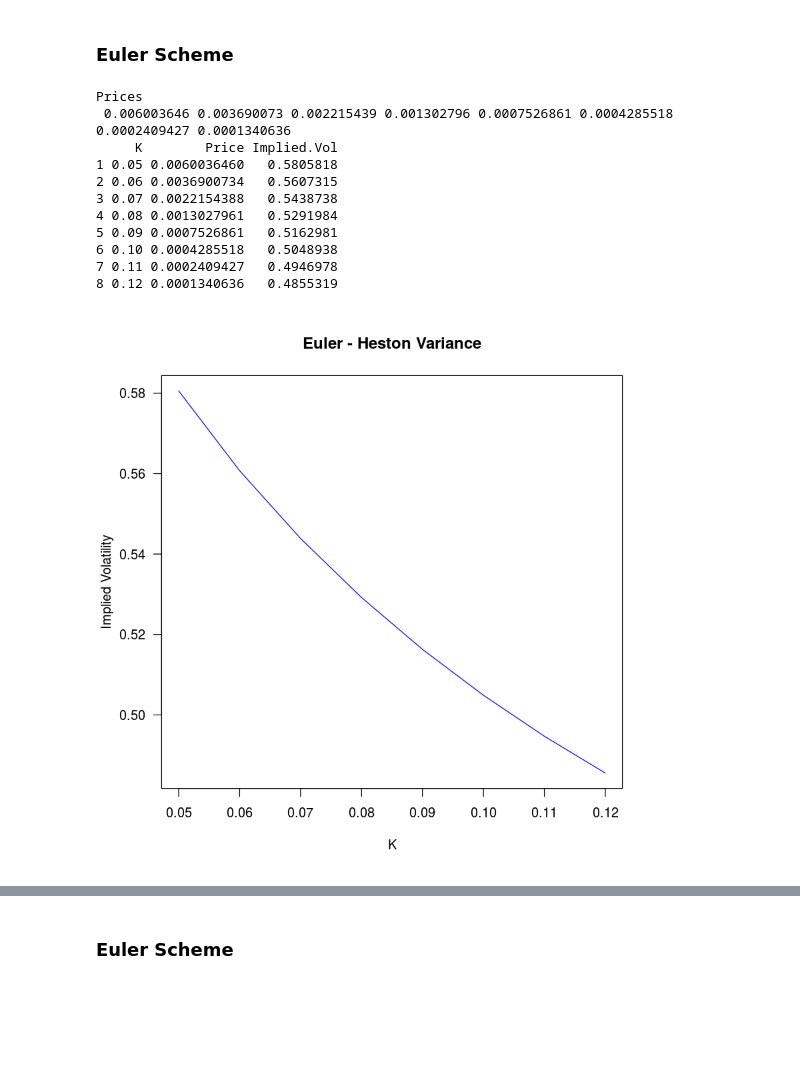
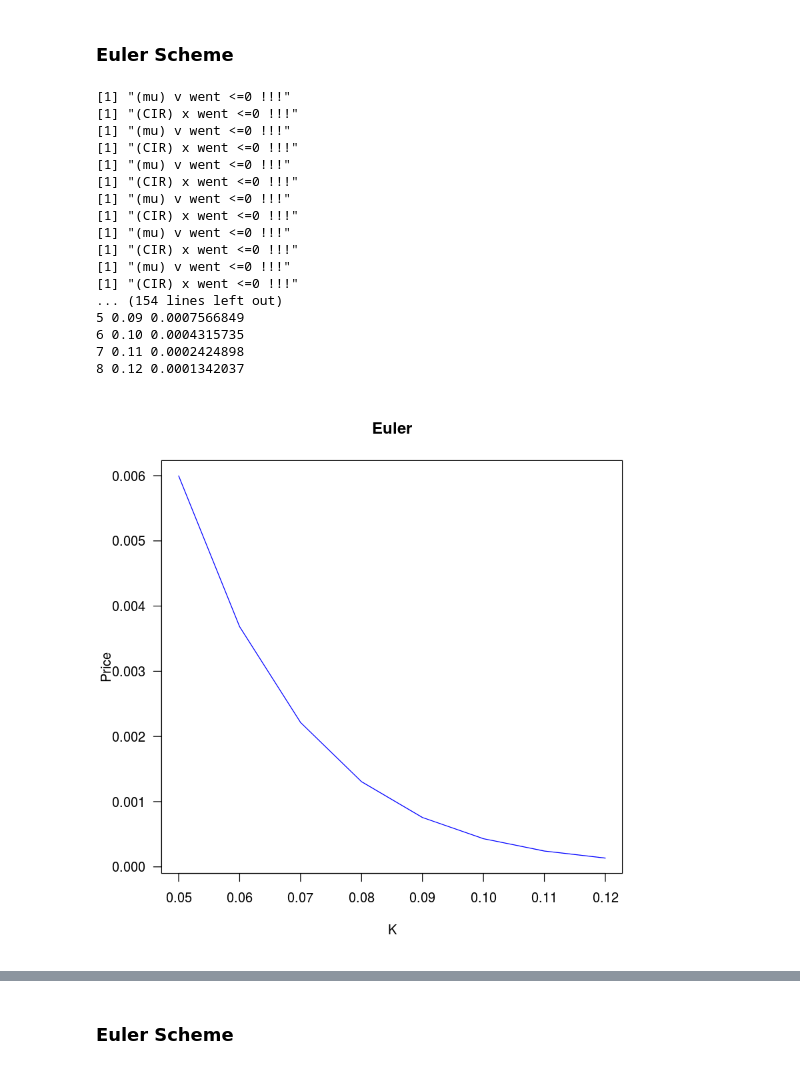
Before and after one commit to scotthounsell/exact-simulation, a Jupyter notebook: Simulations.ipynb, the cells around one changed output, grey strips where cells are left out. Cells and saved outputs as stored; diff of their text form; code cells hidden in the pictures; blank space fills up the shorter version.

```diff
--- a/Simulations.ipynb
+++ b/Simulations.ipynb
@@ -435,47 +308,48 @@ c(feller(paramsBCC), feller(paramsBCC1), feller(paramsBCC2))
 params <- paramsBCC1
 cat('Is the Feller condition satisfied: ', feller(params))
 
-num_paths_euler <- 100000
+y_to_x_hv <- make_convert_y_to_x_heston_variance(params$eta, params$v0)
+x_to_y_hv <- make_convert_x_to_y_heston_variance(params$eta, params$v0)
+
+num_paths <- 1000000
 num_steps_euler <- 100
-
-num_paths_exact <- 100000
 beta <- 0.2
 
 Texp <- 1
 X0 <- params$v0
 strikes <- seq(0.05, 0.12, by=0.01)
-# strikes <- seq(0.5, 0.8, by=0.2)
 heston_variance_vols <- data.frame(K=strikes)
 # %% [output]
 Is the Feller condition satisfied:  TRUE
 # %% [markdown]
 ### Euler Scheme
 # %%
-source('one_dimension/general_euler.r')
-source('run_simulation.r')
-source('black_scholes.r')
-source('coefficients.r')
-
 title <- 'Euler'
-euler_heston_variance <- General_Euler(num_paths_euler, num_steps_euler,
+euler_heston_variance <- General_Euler(num_paths, num_steps_euler,
                                        mu=make_mu_heston_variance(params$lambda, params$vbar),
                                        sigma=make_sigma_cir(params$eta),
                                        Texp=Texp, X0=X0)
 
 heston_variance_vols[title] <- run_simulation(euler_heston_variance, strikes, Texp, X0, make_call_payoff,
-                                              plot_title=title, num_paths_to_plot=FALSE)
+                                              plot_title=title, num_paths_to_plot=FALSE, return_ivols=FALSE)
 # %% [output]
-Prices
- 0.006003646 0.003690073 0.002215439 0.001302796 0.0007526861 0.0004285518 0.0002409427 0.0001340636
-     K        Price Implied.Vol
-1 0.05 0.0060036460   0.5805818
-2 0.06 0.0036900734   0.5607315
-3 0.07 0.0022154388   0.5438738
-4 0.08 0.0013027961   0.5291984
-5 0.09 0.0007526861   0.5162981
-6 0.10 0.0004285518   0.5048938
-7 0.11 0.0002409427   0.4946978
-8 0.12 0.0001340636   0.4855319
+[1] "(mu) v went <=0 !!!"
+[1] "(CIR) x went <=0 !!!"
+[1] "(mu) v went <=0 !!!"
+[1] "(CIR) x went <=0 !!!"
+[1] "(mu) v went <=0 !!!"
+[1] "(CIR) x went <=0 !!!"
+[1] "(mu) v went <=0 !!!"
+[1] "(CIR) x went <=0 !!!"
+[1] "(mu) v went <=0 !!!"
+[1] "(CIR) x went <=0 !!!"
+[1] "(mu) v went <=0 !!!"
+[1] "(CIR) x went <=0 !!!"
+... (154 lines left out)
+5 0.09 0.0007566849
+6 0.10 0.0004315735
+7 0.11 0.0002424898
+8 0.12 0.0001342037
-[figure, old version]
+[figure, new version]
 # %% [markdown]
 ## Lamperti Transform of Heston Variance Process
```
Also changed, not shown: parts of 72 cells of this notebook, 25 other files.
